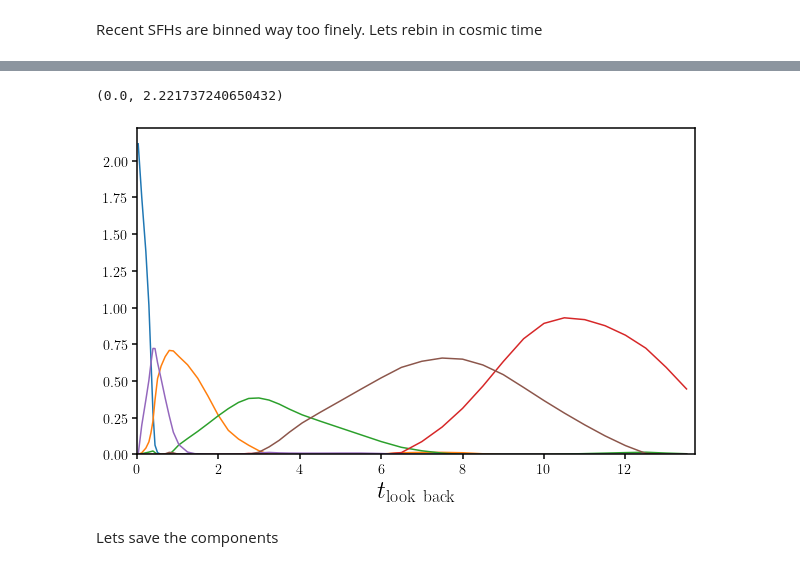
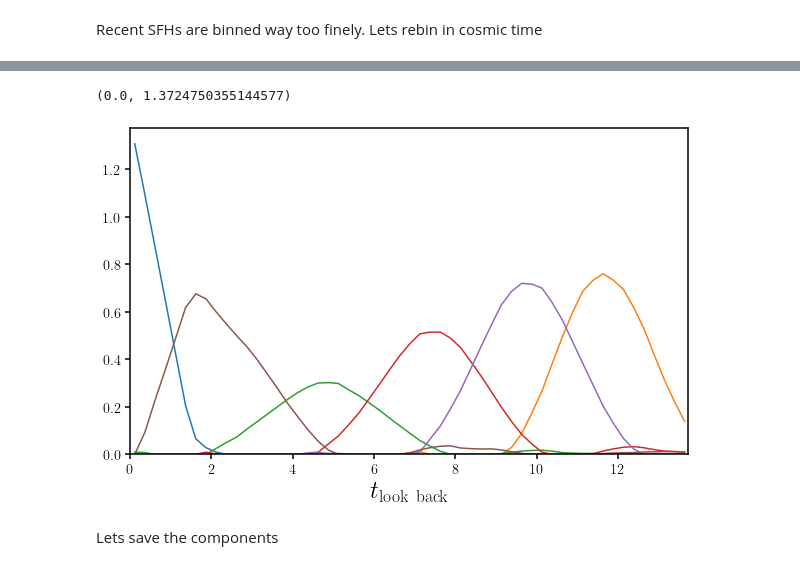
Before and after one commit to changhoonhahn/gqp_mc, a Jupyter notebook: nb/tng/sfhs.ipynb, the cells around one changed output, grey strips where cells are left out. Saved outputs shown, nothing was run; the diff lists cells and outputs as text; code cells hidden in the pictures.

Commit message:
rebinned to linear lookback time bins; smoothed 6 component

```diff
--- a/nb/tng/sfhs.ipynb
+++ b/nb/tng/sfhs.ipynb
@@ -53,3 +80,5 @@ sfhs_t_coarse[:,2] = np.sum(sfhs_t[:,12:14], axis=1)
+# %%
+sfhs_t_coarse = rebin(np.concatenate([t_low, [t_high[-1]]]), sfhs_t, 0.25*np.arange(56))
 # %%
 print((np.sum(sfhs_t, axis=1) - np.sum(sfhs_t_coarse, axis=1)).max())
 # %% [output]
@@ -59,11 +88,3 @@ sfrhs_t = sfhs_t_coarse / dt_coarse # divide by bin width to get SFR
 Msum = np.trapz(sfrhs_t, t_mid_coarse) # noramlization
 
 normed_sfrhs_t = sfrhs_t / Msum[:,None]
-# %%
-fig = plt.figure(figsize=(10, 6))
-sub = fig.add_subplot(111)
-for i in np.random.choice(np.arange(sfhs.shape[0]), size=1000):
-    sub.plot(t_mid_coarse, normed_sfrhs_t[i])
-sub.set_xlabel(r'$t_{\rm look~back}$', fontsize=25)
-sub.set_xlim(0., 14)
-sub.set_ylim(0., 1)
@@ -73,12 +90,0 @@ sub.set_ylim(0., 1)
-# %%
-model = NMF(n_components=6, init='random', random_state=0)
-W = model.fit_transform(normed_sfrhs_t[Msum > 1e1])
-H = model.components_
-
-fig = plt.figure(figsize=(10,6))
-sub = fig.add_subplot(111)
-for _H in H:
-    sub.plot(t_mid_coarse, _H)
-sub.set_xlabel(r'$t_{\rm look~back}$', fontsize=25)
-sub.set_xlim(0., 13.7)
-sub.set_ylim(0, None)
@@ -108,18 +111,20 @@ sub.set_ylim(0., 1)
+# %%
+n_comp = 6
 # %%
-model = NMF(n_components=6, init='random', random_state=0)
+model = NMF(n_components=n_comp, init='random', random_state=0)
 W = model.fit_transform(smooth_normed_sfrhs_t[Msum > 1e1])
 H = model.components_
 
 fig = plt.figure(figsize=(10,6))
 sub = fig.add_subplot(111)
 for _H in H:
     sub.plot(t_mid_coarse, _H)
 sub.set_xlabel(r'$t_{\rm look~back}$', fontsize=25)
 sub.set_xlim(0., 13.7)
 sub.set_ylim(0, None)
 # %% [output]
-(0.0, 2.221737240650432)
+(0.0, 1.3724750355144577)
-[figure, old version]
+[figure, new version]
 # %% [markdown]
 Lets save the components
 # %%
```
Also changed, not shown: parts of 12 cells of this notebook.
